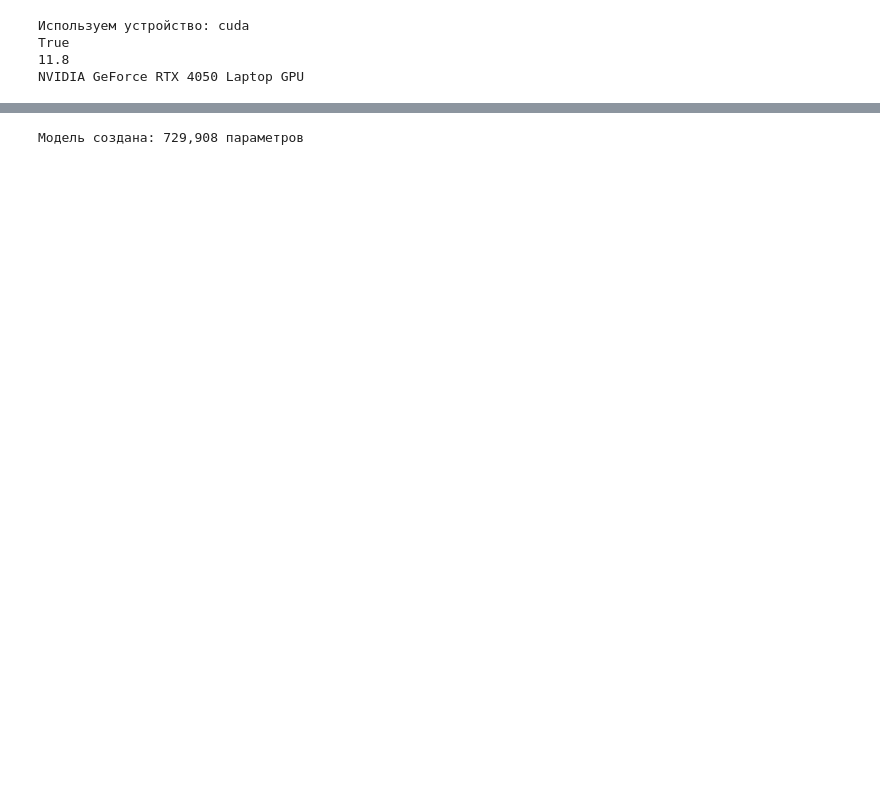
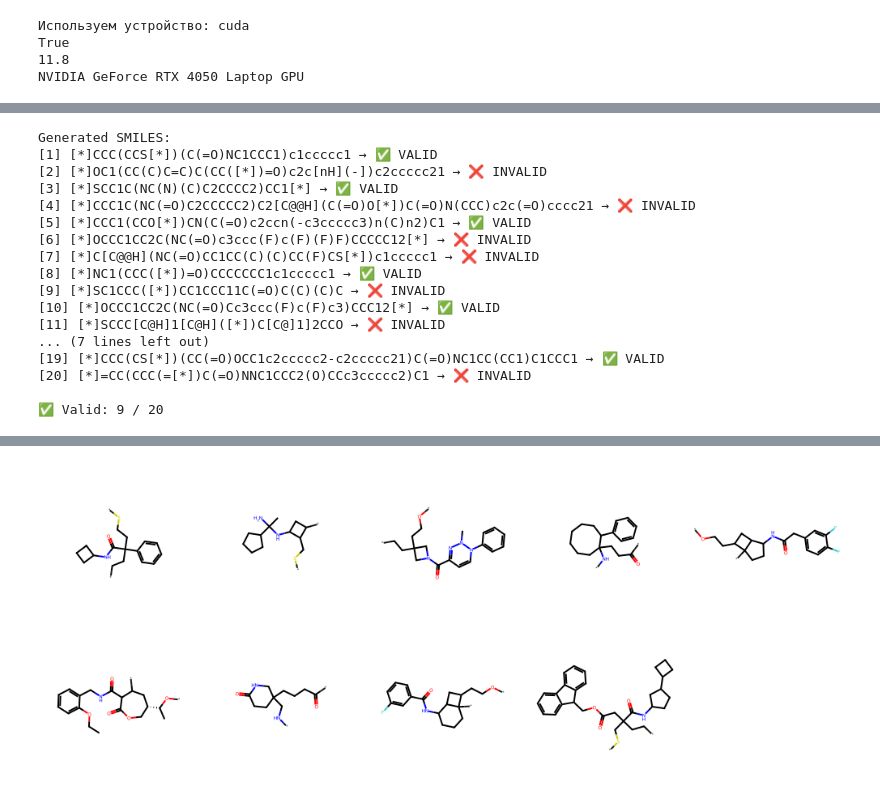
Before and after one commit to BlackLamba/Polyforge-AI, a Jupyter notebook: GM.ipynb, the cells around one changed output, grey strips where cells are left out. Drawn from its saved outputs; the diff is of its cells as text; code cells hidden in the pictures; blank space fills up the shorter version.

```diff
--- a/GM.ipynb
+++ b/GM.ipynb
@@ -476,0 +258,48 @@ print(f"Размер валидационного датасета: {len(val_dat
+# %%
+def generate_and_display_conditional(model, dataframe, num_samples=20):
+    model.eval()
+    # Берем реальные признаки из датасета
+    sample_feats = torch.tensor(dataframe[NUM_FEATURES].iloc[:num_samples].values, dtype=torch.float32).to(device)
+
+    # Генерация
+    smiles_list = generate_smiles_conditional(model, sample_feats, num_samples=num_samples)
+
+    # Проверка валидности
+    valid_smiles = [s for s in smiles_list if is_valid_smiles(s)]
+    valid_mols = [Chem.MolFromSmiles(s) for s in valid_smiles]
+
+    # Вывод результатов
+    print("\nGenerated SMILES:")
+    for i, s in enumerate(smiles_list):
+        status = "✅ VALID" if is_valid_smiles(s) else "❌ INVALID"
+        print(f"[{i+1}] {s} → {status}")
+
+    print(f"\n✅ Valid: {len(valid_smiles)} / {len(smiles_list)}")
+
+    # Визуализация валидных молекул
+    if valid_mols:
+        img = Draw.MolsToGridImage(valid_mols, molsPerRow=5, subImgSize=(200,200))
+        display(img)
+    else:
+        print("Нет валидных молекул для визуализации")
+
+# Используем функцию после обучения
+generate_and_display_conditional(model, subset_df, num_samples=20)
+# %% [output]
+Generated SMILES:
+[1] [*]CCC(CCS[*])(C(=O)NC1CCC1)c1ccccc1 → ✅ VALID
+[2] [*]OC1(CC(C)C=C)C(CC([*])=O)c2c[nH](-])c2ccccc21 → ❌ INVALID
+[3] [*]SCC1C(NC(N)(C)C2CCCC2)CC1[*] → ✅ VALID
+[4] [*]CCC1C(NC(=O)C2CCCCC2)C2[C@@H](C(=O)O[*])C(=O)N(CCC)c2c(=O)cccc21 → ❌ INVALID
+[5] [*]CCC1(CCO[*])CN(C(=O)c2ccn(-c3ccccc3)n(C)n2)C1 → ✅ VALID
+[6] [*]OCCC1CC2C(NC(=O)c3ccc(F)c(F)(F)F)CCCCC12[*] → ❌ INVALID
+[7] [*]C[C@@H](NC(=O)CC1CC(C)(C)CC(F)CS[*])c1ccccc1 → ❌ INVALID
+[8] [*]NC1(CCC([*])=O)CCCCCCC1c1ccccc1 → ✅ VALID
+[9] [*]SC1CCC([*])CC1CCC11C(=O)C(C)(C)C → ❌ INVALID
+[10] [*]OCCC1CC2C(NC(=O)Cc3ccc(F)c(F)c3)CCC12[*] → ✅ VALID
+[11] [*]SCCC[C@H]1[C@H]([*])C[C@]1]2CCO → ❌ INVALID
+... (7 lines left out)
+[19] [*]CCC(CS[*])(CC(=O)OCC1c2ccccc2-c2ccccc21)C(=O)NC1CC(CC1)C1CCC1 → ✅ VALID
+[20] [*]=CC(CCC(=[*])C(=O)NNC1CCC2(O)CCc3ccccc2)C1 → ❌ INVALID
+
+✅ Valid: 9 / 20
@@ -477,17 +323,3 @@ print(f"Размер валидационного датасета: {len(val_dat
+[figure, added]
 # %%
-# Инициализация модели
-model = ImprovedConditionalTransformerVAE(
-    vocab_size=vocab_size,
-    emb_dim=EMB_DIM,
-    latent_dim=LATENT_DIM,
-    num_heads=N_HEADS,
-    ff_dim=FF_DIM,
-    num_layers=NUM_LAYERS,
-    max_len=MAX_LEN,
-    feature_dim=len(NUM_FEATURES),
-    dropout=DROPOUT
-).to(device)
-
-print(f"Модель создана: {sum(p.numel() for p in model.parameters()):,} параметров")
+torch.save(model.state_dict(), "transformer_smiles_conditional.pth")
-# %% [output]
-Модель создана: 729,908 параметров
```
Also changed, not shown: parts of 23 cells of this notebook, 1 other file.
